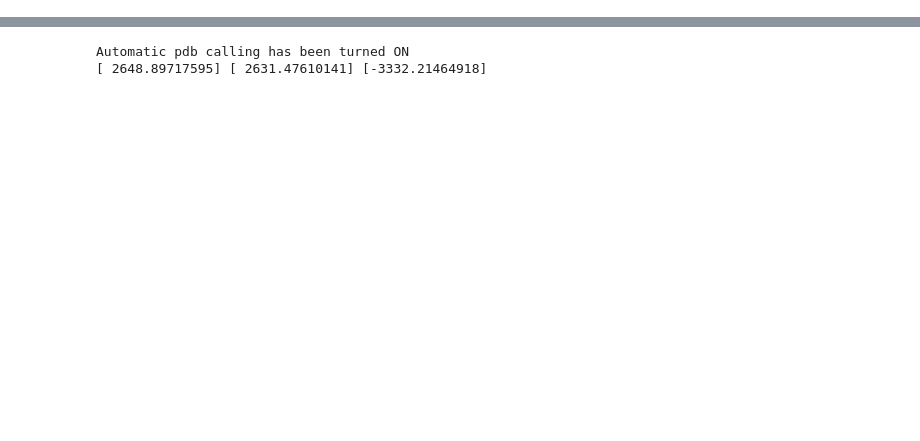
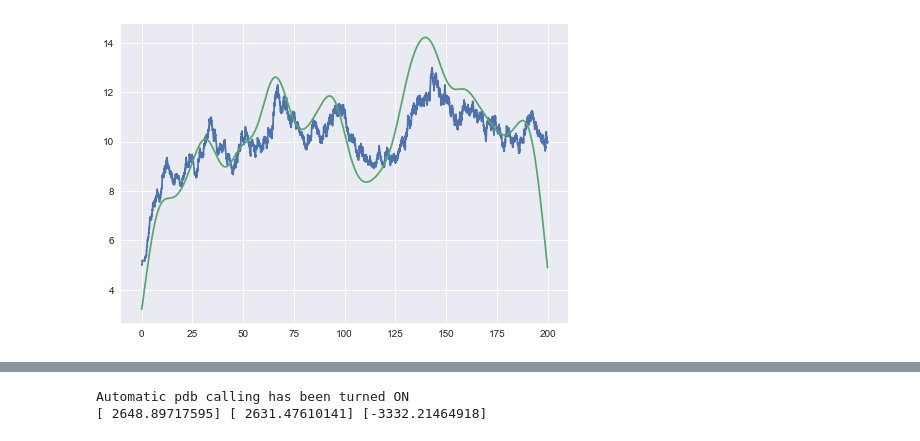
Before and after one commit to danmackinlay/branching_process, a Jupyter notebook: workbooks/hawkes_cts_dev.ipynb, the cells around one changed output, grey strips where cells are left out. Drawn from its saved outputs; the diff is of its cells as text; code cells hidden in the pictures; blank space fills up the shorter version.

Commit message:
correct intensity map

```diff
--- a/workbooks/hawkes_cts_dev.ipynb
+++ b/workbooks/hawkes_cts_dev.ipynb
@@ -72,26 +79,30 @@ plt.plot(eval_ts, causal_phi.integrate_each(eval_ts, tau=tau));
 # %%
 import numpy.random
 
 
 sim = reload(sim)
 influence = reload(influence)
 model = reload(model)
 
 numpy.random.seed(1237)
 
-fixed_exp_phi = influence.ExpKernel(tau=5)
+fixed_exp_phi = influence.ExpKernel(tau=5, kappa=np.array([0.5]))
 
 param_exp = dict(
     phi_kernel=fixed_exp_phi,
     mu=5.0,
     t_start=0.0,
     t_end=200)
 
 ts = sim.sim_hawkes(sort=True, **param_exp)
 eval_ts = np.linspace(param_exp['t_start'], param_exp['t_end'], 5000)
 
-true_intensity = model.lam_hawkes(ts, eval_ts=eval_ts, **param_exp)
-plt.plot(eval_ts, true_intensity);
+cond_intensity = model.lam_hawkes(ts, eval_ts=eval_ts, **param_exp)
+uncond_intensity = model.lam(ts, eval_ts=eval_ts)
+plt.plot(eval_ts, cond_intensity);
+plt.plot(eval_ts, uncond_intensity);
+# %% [output]
+[figure, added]
 # %%
 import numpy.random
 numpy.random.seed(1237)
```
Also changed, not shown: parts of 5 cells of this notebook.
